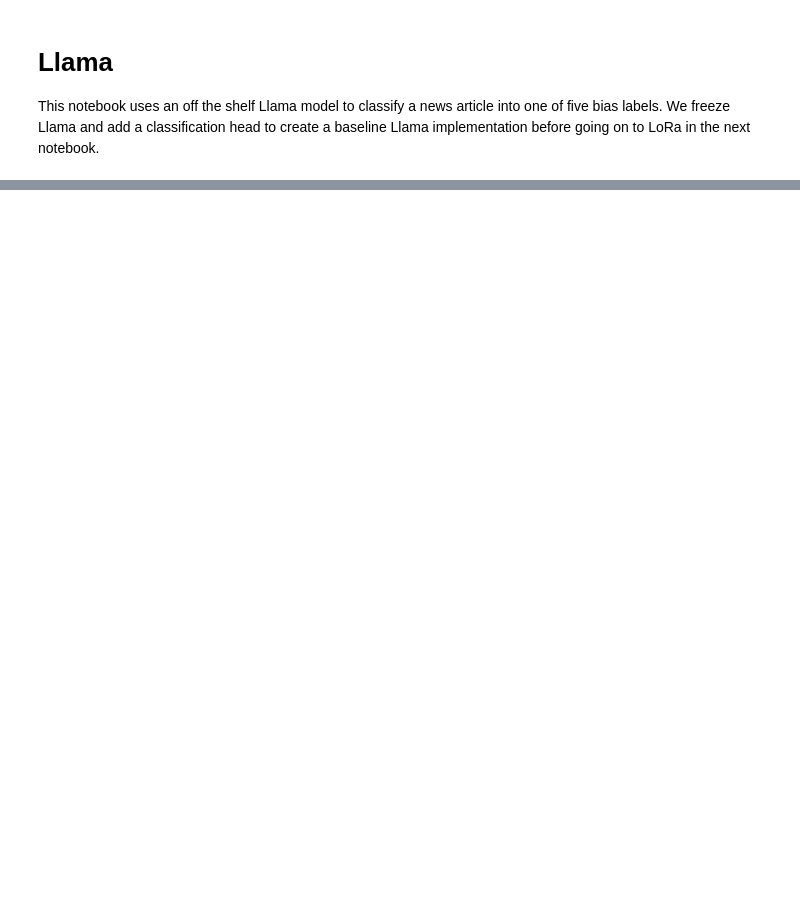
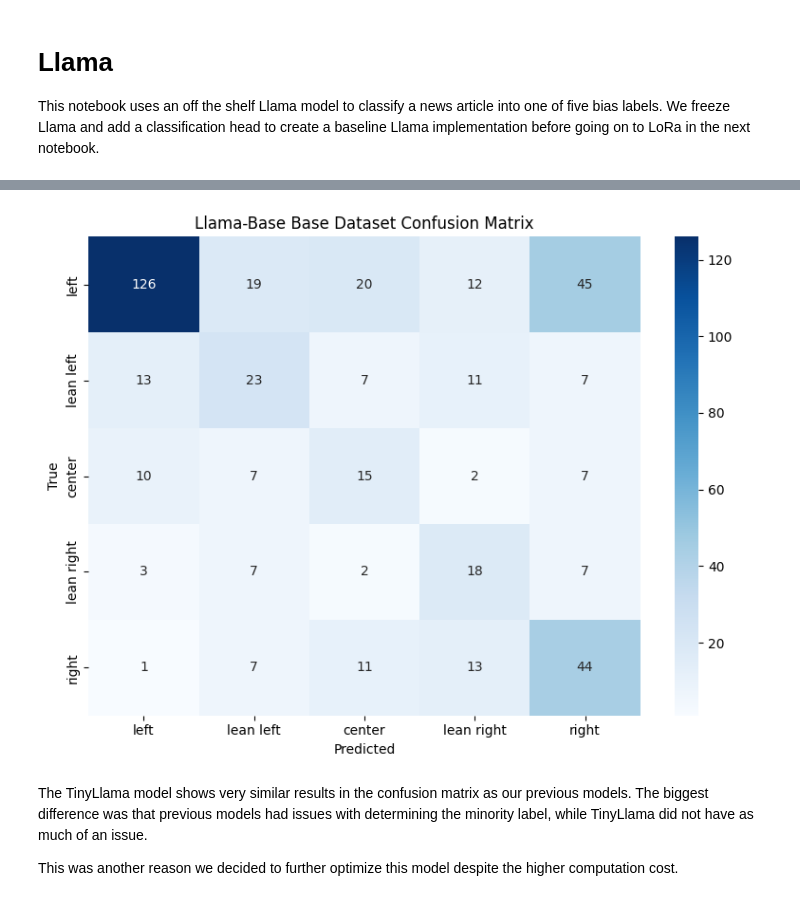
Before and after one commit to foongming/CS5242Project, a Jupyter notebook: llama_base.ipynb, the cells around one changed output, grey strips where cells are left out. Saved outputs shown, nothing was run; the diff lists cells and outputs as text; code cells hidden in the pictures; blank space fills up the shorter version.

```diff
--- a/llama_base.ipynb
+++ b/llama_base.ipynb
@@ -345,0 +212,3 @@ plt.show()
+# %%
+y_pred = net.predict(test.embed_all())
+y_prob = net.predict_proba(test.embed_all())
@@ -345,0 +241,11 @@ plt.show()
+# %%
+# Define correct label order
+from utils import plot_confusion_matrix
+
+plot_confusion_matrix(y_pred, test, classes, 'Llama-Base Base Dataset');
+# %% [output]
+[figure, added]
+# %% [markdown]
+The TinyLlama model shows very similar results in the confusion matrix as our previous models. The biggest difference was that previous models had issues with determining the minority label, while TinyLlama did not have as much of an issue.
+
+This was another reason we decided to further optimize this model despite the higher computation cost.
```
Also changed, not shown: parts of 29 cells of this notebook, 7 other files.
